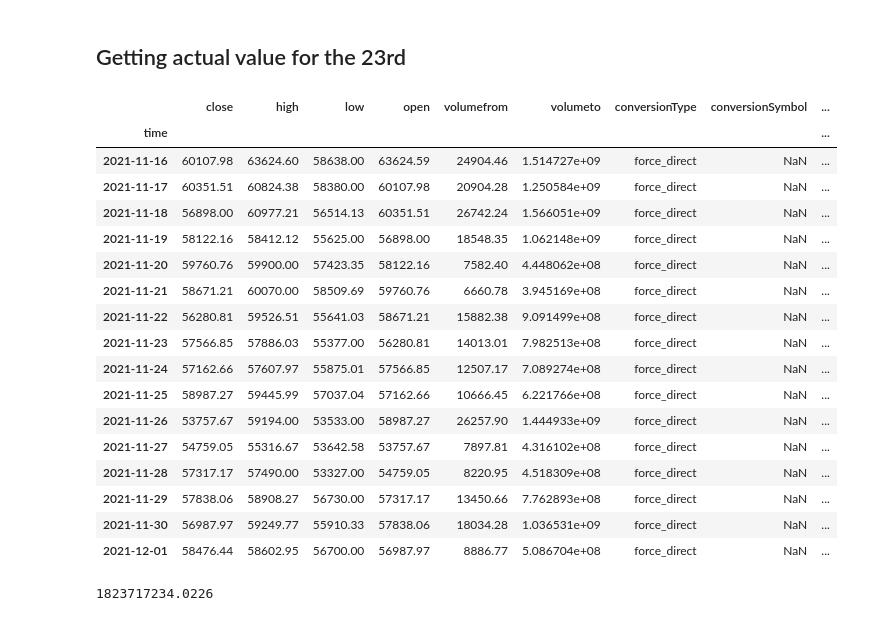
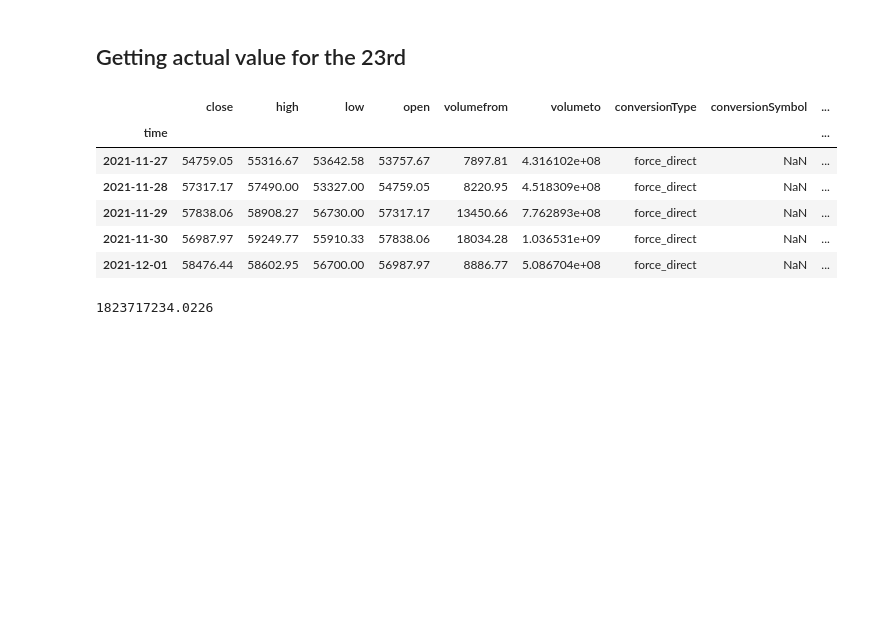
Before and after one commit to michelangelo89/btc_sent_fc, a Jupyter notebook: notebooks/ss_post_proc.ipynb, the cells around one changed output. Saved outputs shown, nothing was run; the diff lists cells and outputs as text; code cells hidden in the pictures; blank space fills up the shorter version.

```diff
--- a/notebooks/ss_post_proc.ipynb
+++ b/notebooks/ss_post_proc.ipynb
@@ -482,21 +417,10 @@ real_volume.set_index("time", inplace=True)
 # %%
 real_volume.index = pd.to_datetime(real_volume.index)
 # %%
-real_volume
+real_volume.tail()
 # %% [output]
 |  | close | high | low | open | volumefrom | volumeto | conversionType | conversionSymbol | ... |
 | time |  |  |  |  |  |  |  |  | ... |
-| 2021-11-16 | 60107.98 | 63624.60 | 58638.00 | 63624.59 | 24904.46 | 1.514727e+09 | force_direct | NaN | ... |
-| 2021-11-17 | 60351.51 | 60824.38 | 58380.00 | 60107.98 | 20904.28 | 1.250584e+09 | force_direct | NaN | ... |
-| 2021-11-18 | 56898.00 | 60977.21 | 56514.13 | 60351.51 | 26742.24 | 1.566051e+09 | force_direct | NaN | ... |
-| 2021-11-19 | 58122.16 | 58412.12 | 55625.00 | 56898.00 | 18548.35 | 1.062148e+09 | force_direct | NaN | ... |
-| 2021-11-20 | 59760.76 | 59900.00 | 57423.35 | 58122.16 | 7582.40 | 4.448062e+08 | force_direct | NaN | ... |
-| 2021-11-21 | 58671.21 | 60070.00 | 58509.69 | 59760.76 | 6660.78 | 3.945169e+08 | force_direct | NaN | ... |
-| 2021-11-22 | 56280.81 | 59526.51 | 55641.03 | 58671.21 | 15882.38 | 9.091499e+08 | force_direct | NaN | ... |
-| 2021-11-23 | 57566.85 | 57886.03 | 55377.00 | 56280.81 | 14013.01 | 7.982513e+08 | force_direct | NaN | ... |
-| 2021-11-24 | 57162.66 | 57607.97 | 55875.01 | 57566.85 | 12507.17 | 7.089274e+08 | force_direct | NaN | ... |
-| 2021-11-25 | 58987.27 | 59445.99 | 57037.04 | 57162.66 | 10666.45 | 6.221766e+08 | force_direct | NaN | ... |
-| 2021-11-26 | 53757.67 | 59194.00 | 53533.00 | 58987.27 | 26257.90 | 1.444933e+09 | force_direct | NaN | ... |
 | 2021-11-27 | 54759.05 | 55316.67 | 53642.58 | 53757.67 | 7897.81 | 4.316102e+08 | force_direct | NaN | ... |
 | 2021-11-28 | 57317.17 | 57490.00 | 53327.00 | 54759.05 | 8220.95 | 4.518309e+08 | force_direct | NaN | ... |
 | 2021-11-29 | 57838.06 | 58908.27 | 56730.00 | 57317.17 | 13450.66 | 7.762893e+08 | force_direct | NaN | ... |
```
Also changed, not shown: parts of 39 cells of this notebook.
